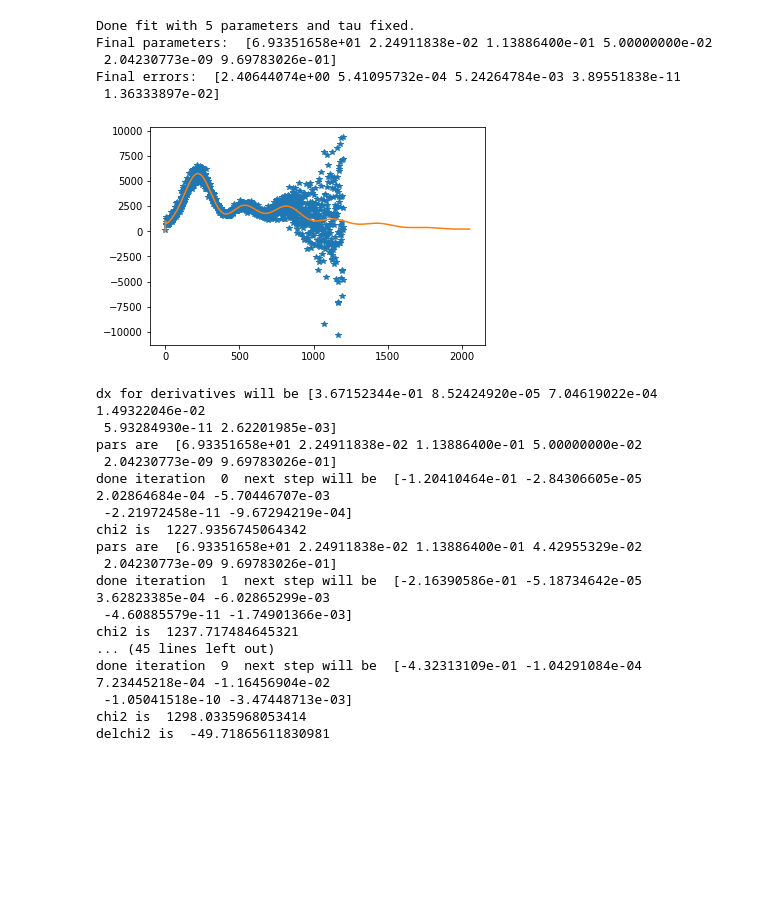
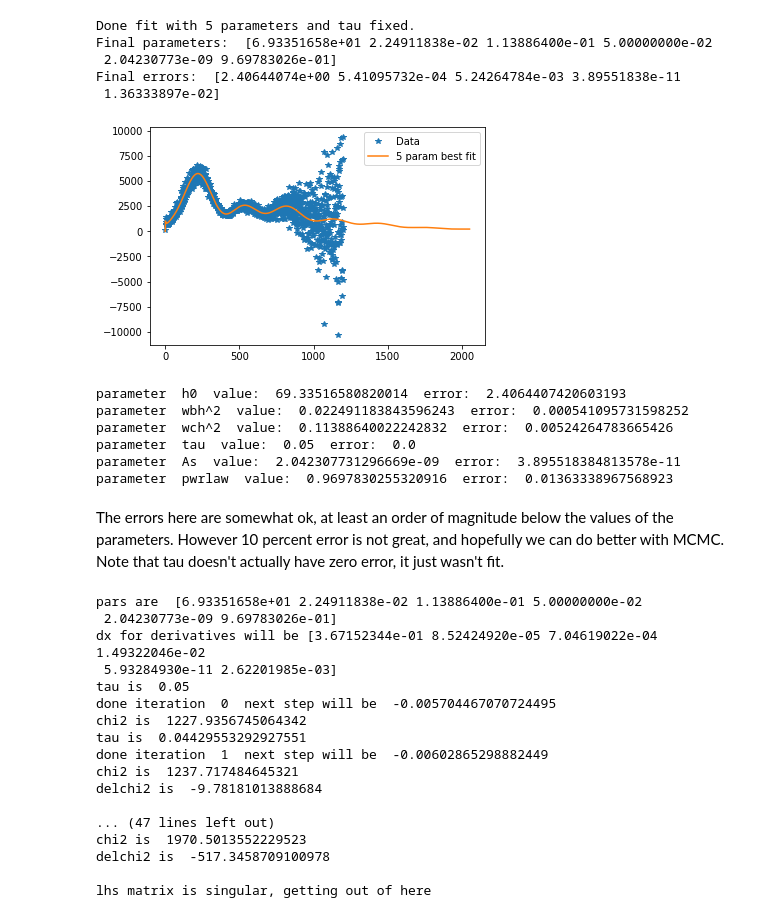
Before and after one commit to lizzord/phys512hw, a Jupyter notebook: problemset3/question3.ipynb, the cells around one changed output. Cells and saved outputs as stored; diff of their text form; code cells hidden in the pictures; blank space fills up the shorter version.

Commit message:
done problem 3

```diff
--- a/problemset3/question3.ipynb
+++ b/problemset3/question3.ipynb
@@ -175,41 +154,61 @@ change in chi les than 0.01, exiting loop
 # %%
 #examining the parameter fits
 final_params = np.copy(pars) #pars will be overwritten later, keep as safe copy
 final_params_errs = np.sqrt(np.diag(np.linalg.inv(lhs)))
 print('Done fit with 5 parameters and tau fixed.')
 print('Final parameters: ', final_params)
 print('Final errors: ', final_params_errs)
 
 cmb_bestfit = get_spectrum(final_params)
 
 mpl.figure()
 mpl.plot(wmap[:,0], wmap[:,1], '*') #plot data
 mpl.plot(cmb_bestfit)
+mpl.legend(['Data', '5 param best fit'])
 mpl.show()
+
+np.savetxt('newton_lhs_notau_temp.txt', lhs)
+
+par_labels=['h0', 'wbh^2', 'wch^2', 'tau', 'As', 'pwrlaw']
+errs = np.insert(final_params_errs, 3, 0)
+for ii in range(len(final_params)):
+    print('parameter ', par_labels[ii], ' value: ', final_params[ii], ' error: ', errs[ii])
 # %% [output]
 Done fit with 5 parameters and tau fixed.
 Final parameters:  [6.93351658e+01 2.24911838e-02 1.13886400e-01 5.00000000e-02
  2.04230773e-09 9.69783026e-01]
 Final errors:  [2.40644074e+00 5.41095732e-04 5.24264784e-03 3.89551838e-11
  1.36333897e-02]
-[figure, old version]
+[figure, new version]
+parameter  h0  value:  69.33516580820014  error:  2.4064407420603193
+parameter  wbh^2  value:  0.022491183843596243  error:  0.000541095731598252
+parameter  wch^2  value:  0.11388640022242832  error:  0.00524264783665426
+parameter  tau  value:  0.05  error:  0.0
+parameter  As  value:  2.042307731296669e-09  error:  3.895518384813578e-11
+parameter  pwrlaw  value:  0.9697830255320916  error:  0.01363338967568923
+# %% [markdown]
+The errors here are somewhat ok, at least an order of magnitude below the values of the parameters. However 10 percent error is not great, and hopefully we can do better with MCMC. Note that tau doesn't actually have zero error, it just wasn't fit.
 # %%
 ### STEP 2: KEEP PARAMETERS AT BEST FIT, AND VARY ONLY TAU
 
 tau = True
-dx0 = pars / 10**3 #first guess at derivative dx about a thousands of the values
+tau_idx=3
+pars = np.copy(final_params)
+dx0 = pars / 10**3 #first guess at derivative dx about a thousandth of the values
 
 #first iteration, guess at dx0 and refine it
 cmb, Am = value_and_deriv(pars, dx0, tau)
 
 #using about a tenth of the error in curvature to say how big derivative steps should be
 dx = 0.1*np.sqrt(np.diag( np.linalg.inv((Am.T@Ninv@Am)) ))
+print('pars are ', pars)
 print('dx for derivatives will be', dx)
 
 
-num_iters = 10
+num_iters = 20
 pars = np.copy(final_params)
 chi2 = np.zeros(num_iters)
+tau_val = np.zeros(num_iters)
 
 #iterate though.
 for ii in range(num_iters):
@@ -218,39 +217,47 @@ for ii in range(num_iters):
     rhs = Am.T@(Ninv@resid)
     lhs = Am.T@Ninv@Am
 
-    step = np.linalg.inv(lhs)@rhs
-    dx = 0.1*np.sqrt(np.diag( np.linalg.inv((lhs)) )) #grab a new derivative step size
-    print('pars are ', pars)
+    try:
+        step = np.linalg.inv(lhs)@rhs
+        dx = 0.1*np.sqrt(np.diag( np.linalg.inv((lhs)) )) #grab a new derivative step size
+    except:
+        print('lhs matrix is singular, getting out of here')
+        break
 
-    pars[3] += step[3] #we actually only want to increment tau
+    print('tau is ', pars[tau_idx])
+    tau_val[ii] = pars[tau_idx]
+
+    pars[tau_idx] += step[tau_idx] #we actually only want to increment tau
 
 
     chi2[ii] = resid.T@Ninv@resid
-    print('done iteration ', ii, ' next step will be ', step)
+    print('done iteration ', ii, ' next step will be ', step[3])
     print('chi2 is ', chi2[ii])
 
     #check difference in chi2
     if ii > 0:
         delchi2 = chi2[ii-1]-chi2[ii]
-        print('delchi2 is ', delchi2)
+        print('delchi2 is ', delchi2, '\n')
         if np.abs(delchi2) < 0.01:
             print('change in chi les than 0.01, exiting loop')
             break
+
+    lhs_old = lhs
 # %% [output]
+pars are  [6.93351658e+01 2.24911838e-02 1.13886400e-01 5.00000000e-02
+ 2.04230773e-09 9.69783026e-01]
 dx for derivatives will be [3.67152344e-01 8.52424920e-05 7.04619022e-04 1.49322046e-02
  5.93284930e-11 2.62201985e-03]
-pars are  [6.93351658e+01 2.24911838e-02 1.13886400e-01 5.00000000e-02
- 2.04230773e-09 9.69783026e-01]
-done iteration  0  next step will be  [-1.20410464e-01 -2.84306605e-05  2.02864684e-04 -5.70446707e-03
- -2.21972458e-11 -9.67294219e-04]
+tau is  0.05
+done iteration  0  next step will be  -0.005704467070724495
 chi2 is  1227.9356745064342
-pars are  [6.93351658e+01 2.24911838e-02 1.13886400e-01 4.42955329e-02
- 2.04230773e-09 9.69783026e-01]
-done iteration  1  next step will be  [-2.16390586e-01 -5.18734642e-05  3.62823385e-04 -6.02865299e-03
- -4.60885579e-11 -1.74901366e-03]
+tau is  0.04429553292927551
+done iteration  1  next step will be  -0.00602865298882449
 chi2 is  1237.717484645321
-... (45 lines left out)
-done iteration  9  next step will be  [-4.32313109e-01 -1.04291084e-04  7.23445218e-04 -1.16456904e-02
- -1.05041518e-10 -3.47448713e-03]
-chi2 is  1298.0335968053414
-delchi2 is  -49.71865611830981
+delchi2 is  -9.78181013888684
+
+... (47 lines left out)
+chi2 is  1970.5013552229523
+delchi2 is  -517.3458709100978
+
+lhs matrix is singular, getting out of here
```
Also changed, not shown: parts of 14 cells of this notebook.
